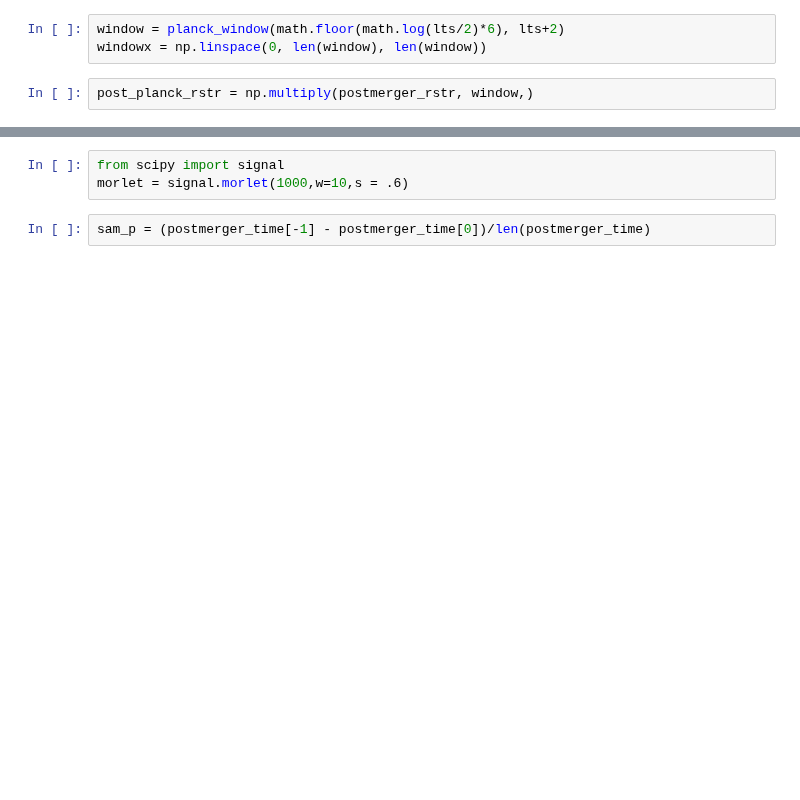
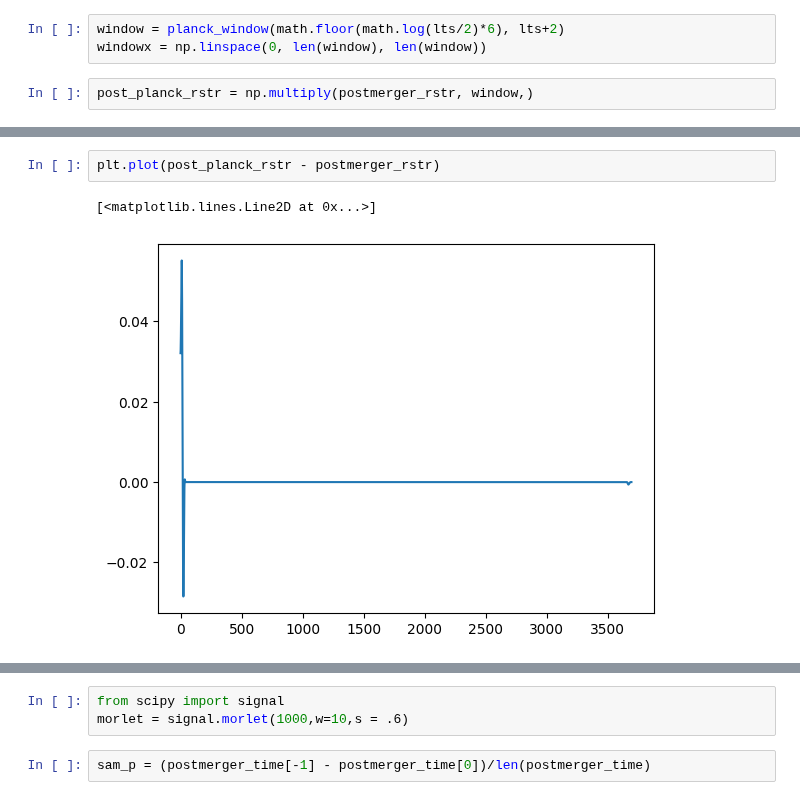
Before and after one commit to aashraychegu/testing_grounds, a Jupyter notebook: plot_generation.ipynb, the cells around one changed output, grey strips where cells are left out. Drawn from its saved outputs; the diff is of its cells as text; blank space fills up the shorter version.

```diff
--- a/plot_generation.ipynb
+++ b/plot_generation.ipynb
@@ -88,2 +67,7 @@ plt.plot(post_planck_rstr)
+# %%
+plt.plot(post_planck_rstr - postmerger_rstr)
+# %% [output]
+[<matplotlib.lines.Line2D at 0x...>]
+[figure, added]
 # %%
 postmerger_time
```
Also changed, not shown: parts of 20 cells of this notebook, 4 other files.
